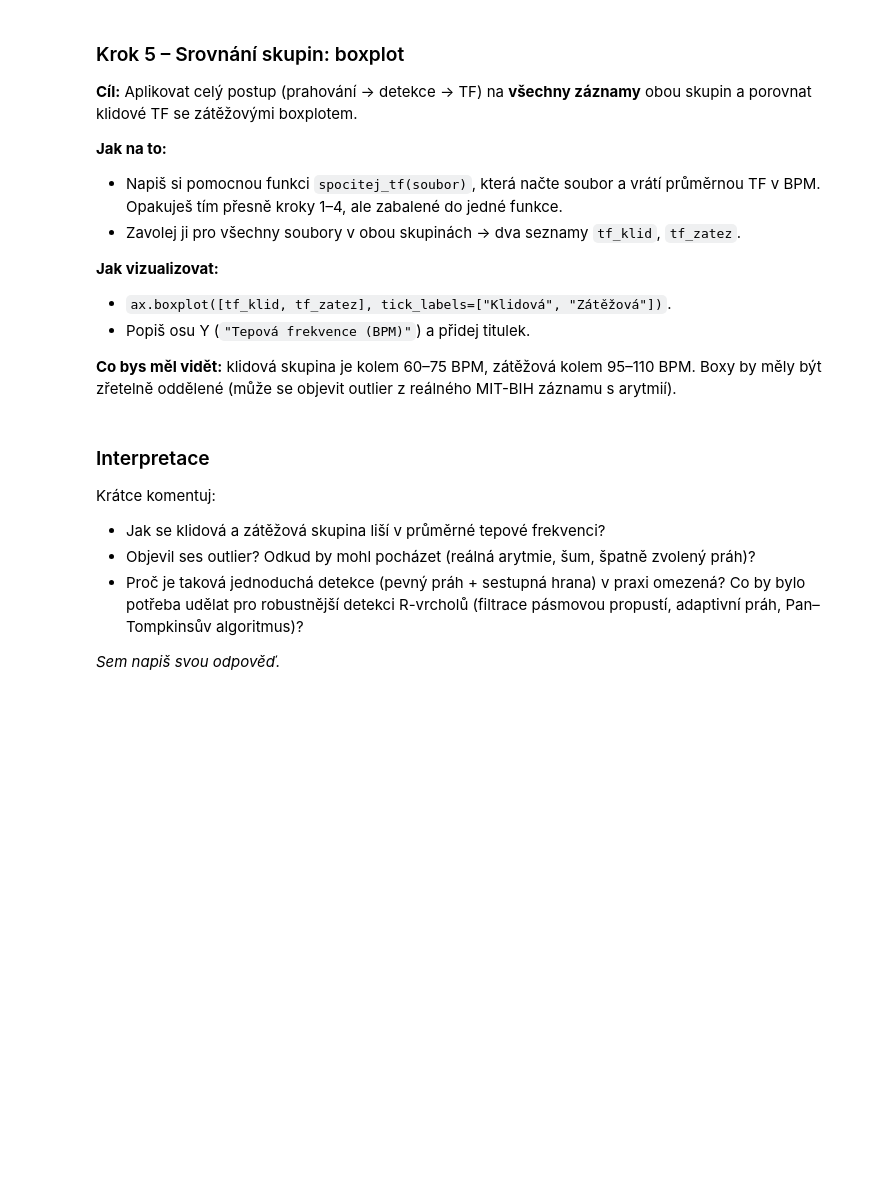
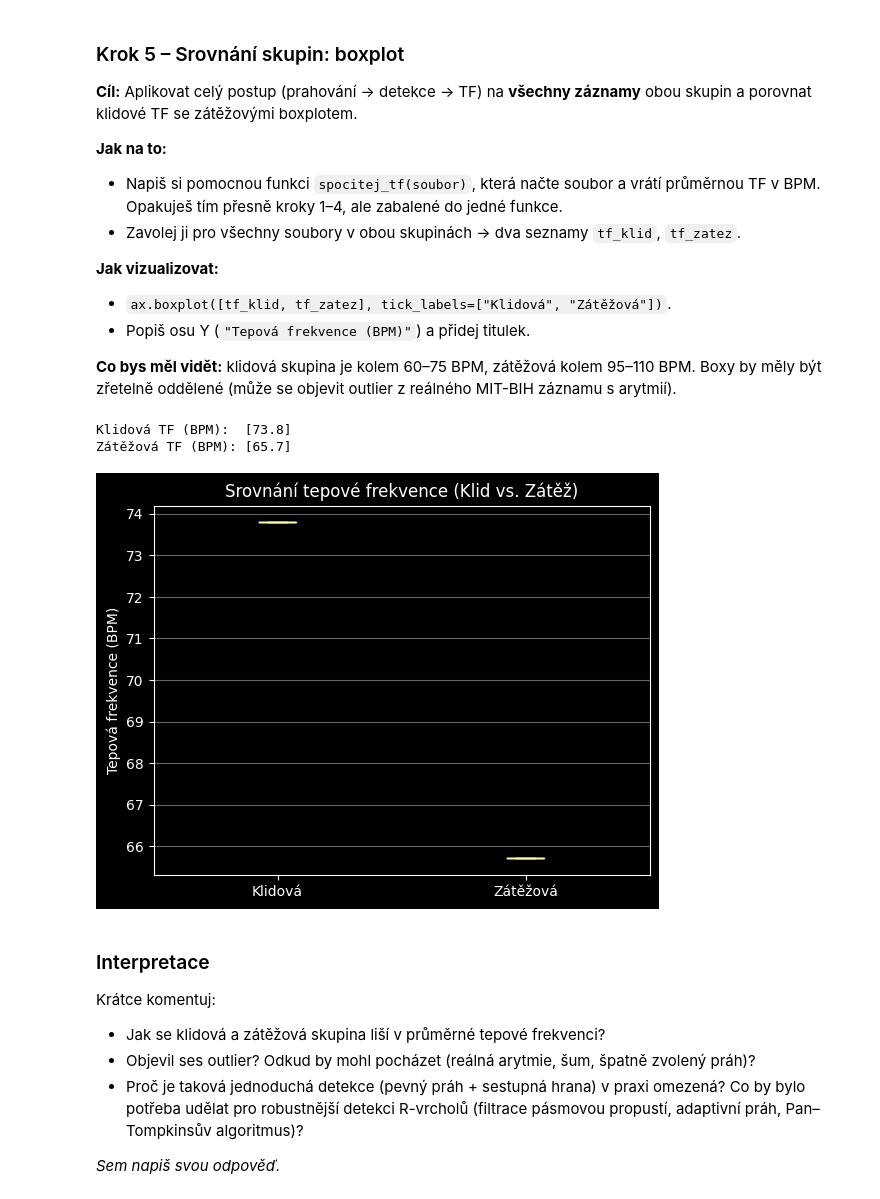
Before and after one commit to Martinnko/prg-exercise-12, a Jupyter notebook: cviceni_12_ekg.ipynb, the cells around one changed output. Saved outputs shown, nothing was run; the diff lists cells and outputs as text; code cells hidden in the pictures; blank space fills up the shorter version.

```diff
--- a/cviceni_12_ekg.ipynb
+++ b/cviceni_12_ekg.ipynb
@@ -164,9 +183,9 @@ print(f"Nalezeno vrcholů: {len(vrcholy_idx)}")
 
 **Jak vizualizovat:** graf není potřeba, stačí dvě čísla (R-R interval a TF).
 # %%
-cas_vrcholu  = ...
-rr_intervaly = ...   # np.diff
-tf_bpm       = ...   # 60 / průměrný R-R
+cas_vrcholu  = t[vrcholy_idx]
+rr_intervaly = np.diff(cas_vrcholu)
+tf_bpm       = 60 / rr_intervaly.mean()
 
 print(f"Průměrný R-R interval: {rr_intervaly.mean():.3f} s")
 print(f"Tepová frekvence: {tf_bpm:.1f} BPM")
@@ -192,28 +214,53 @@ zřetelně oddělené (může se objevit outlier z reálného MIT-BIH záznamu s
 # %%
 PRAH = 0.5
 
 def spocitej_tf(soubor):
     # 1) Načti soubor (np.loadtxt, skiprows=1), rozbal t a ekg.
+    data = np.loadtxt(soubor, skiprows=1)
+    t = data[:, 0]
+    ekg = data[:, 1]
     # 2) Prahování a detekce vrcholů (stejné jako Krok 2–3).
+    nad_prahem = ekg > PRAH
+    vrcholy_idx = np.where(np.diff(nad_prahem.astype(int)) == -1)[0]
     # 3) Spočítej průměrnou TF a vrať ji.
+    cas_vrcholu = t[vrcholy_idx]
+    rr_intervaly = np.diff(cas_vrcholu)
+    tf_bpm = 60/np.mean(rr_intervaly)
+    return tf_bpm
     ...
 
 # Projdi všechny soubory v obou skupinách a spočítej TF
 tf_klid  = []
 for soubor in files_klid:
+    hodnota = spocitej_tf(soubor)
+    tf_klid.append(hodnota)
     ...
 
 tf_zatez = []
 for soubor in files_zatez:
+    hodnota = spocitej_tf(soubor)
+    tf_zatez.append(hodnota)
     ...
 
 tf_klid  = np.array(tf_klid)
 tf_zatez = np.array(tf_zatez)
 
 print("Klidová TF (BPM): ", np.round(tf_klid, 1))
 print("Zátěžová TF (BPM):", np.round(tf_zatez, 1))
 
+
 # Vykresli boxplot obou skupin
+vykreslenie = [tf_klid, tf_zatez]
+fig, ax = plt.subplots()
+ax.boxplot(vykreslenie, tick_labels=["Klidová", "Zátěžová"])
+ax.set_title("Srovnání tepové frekvence (Klid vs. Zátěž)")
+ax.set_ylabel("Tepová frekvence (BPM)")
+ax.grid(True, axis="y", alpha=0.4)
+plt.show()
+# %% [output]
+Klidová TF (BPM):  [73.8]
+Zátěžová TF (BPM): [65.7]
+[figure, added]
 # %% [markdown]
 ### Interpretace
 
```
Also changed, not shown: parts of 4 cells of this notebook.
